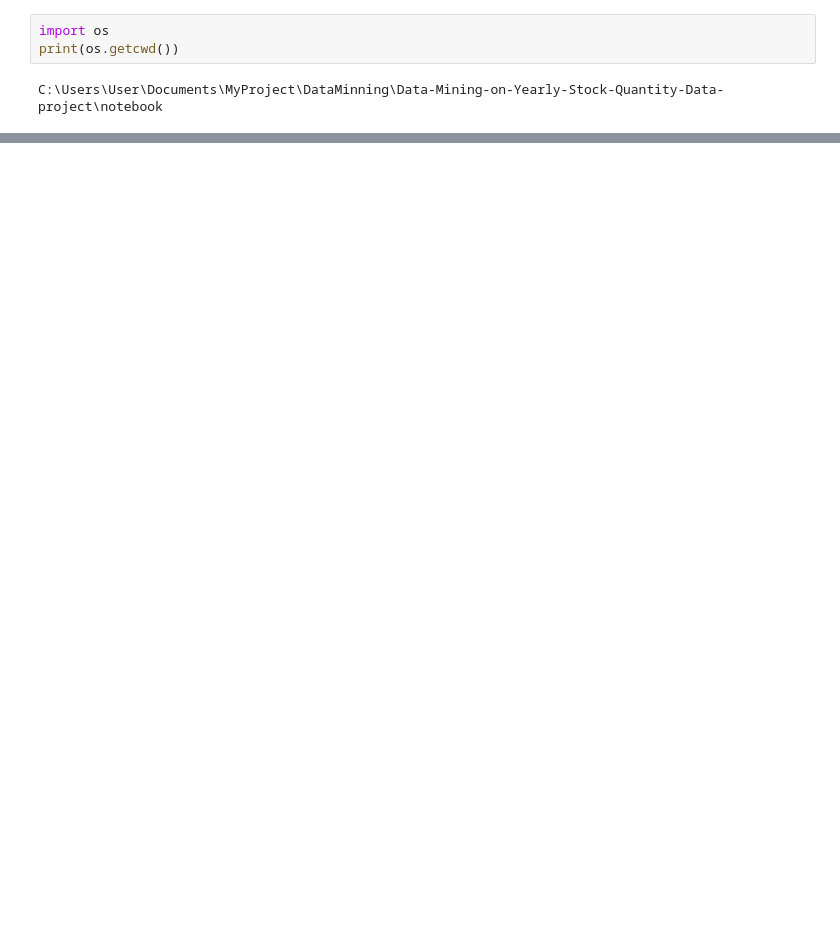
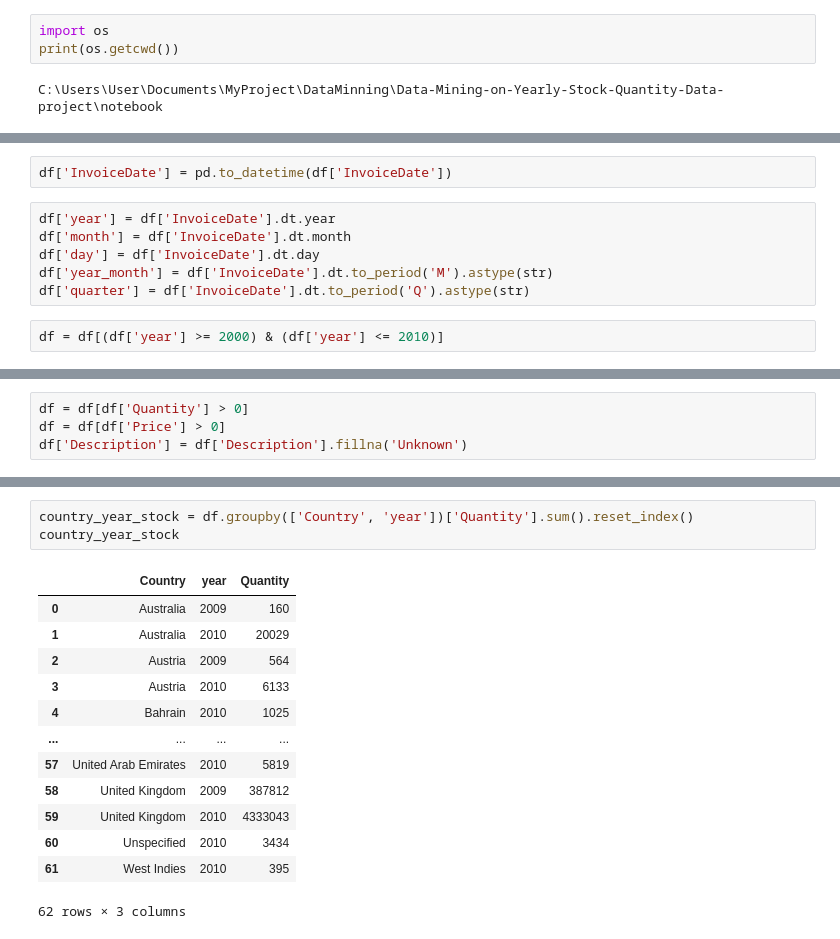
Before and after one commit to Sadeedesh/Data-Mining-on-Yearly-Stock-Quantity-Data-project, a Jupyter notebook: notebook/Datamining.ipynb, the cells around one changed output, grey strips where cells are left out. Cells and saved outputs as stored; diff of their text form; blank space fills up the shorter version.

```diff
--- a/notebook/Datamining.ipynb
+++ b/notebook/Datamining.ipynb
@@ -24,0 +77,10 @@ df.head()
+# %%
+df['InvoiceDate'] = pd.to_datetime(df['InvoiceDate'])
+# %%
+df['year'] = df['InvoiceDate'].dt.year
+df['month'] = df['InvoiceDate'].dt.month
+df['day'] = df['InvoiceDate'].dt.day
+df['year_month'] = df['InvoiceDate'].dt.to_period('M').astype(str)
+df['quarter'] = df['InvoiceDate'].dt.to_period('Q').astype(str)
+# %%
+df = df[(df['year'] >= 2000) & (df['year'] <= 2010)]
@@ -24,0 +132,4 @@ df.head()
+# %%
+df = df[df['Quantity'] > 0]
+df = df[df['Price'] > 0]
+df['Description'] = df['Description'].fillna('Unknown')
@@ -24,0 +151,17 @@ df.head()
+# %%
+country_year_stock = df.groupby(['Country', 'year'])['Quantity'].sum().reset_index()
+country_year_stock
+# %% [output]
+|  | Country | year | Quantity |
+| 0 | Australia | 2009 | 160 |
+| 1 | Australia | 2010 | 20029 |
+| 2 | Austria | 2009 | 564 |
+| 3 | Austria | 2010 | 6133 |
+| 4 | Bahrain | 2010 | 1025 |
+| ... | ... | ... | ... |
+| 57 | United Arab Emirates | 2010 | 5819 |
+| 58 | United Kingdom | 2009 | 387812 |
+| 59 | United Kingdom | 2010 | 4333043 |
+| 60 | Unspecified | 2010 | 3434 |
+| 61 | West Indies | 2010 | 395 |
+62 rows × 3 columns
```
Also changed, not shown: parts of 18 cells of this notebook, 1 other file.
